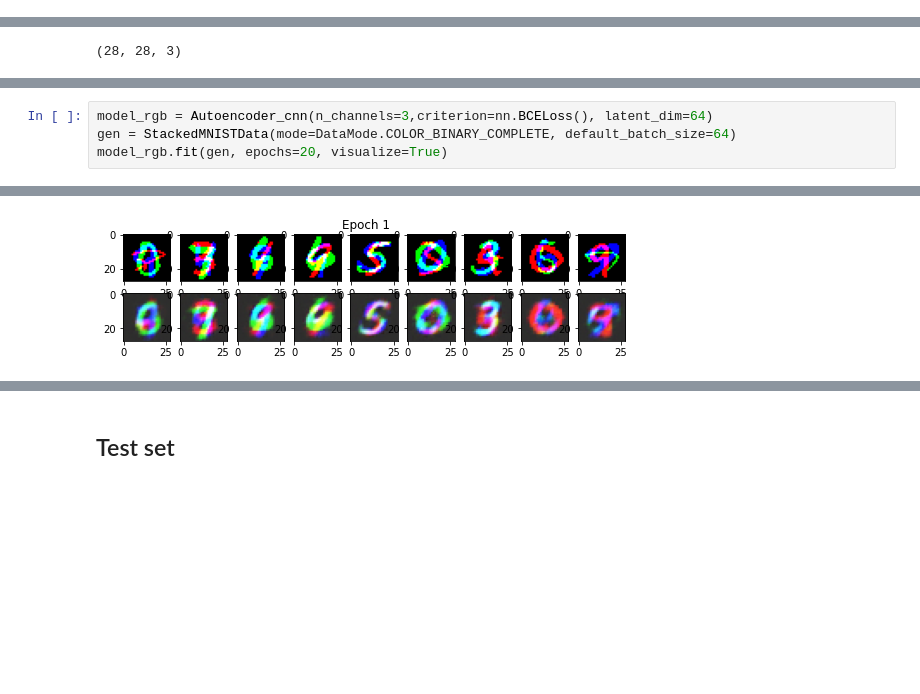
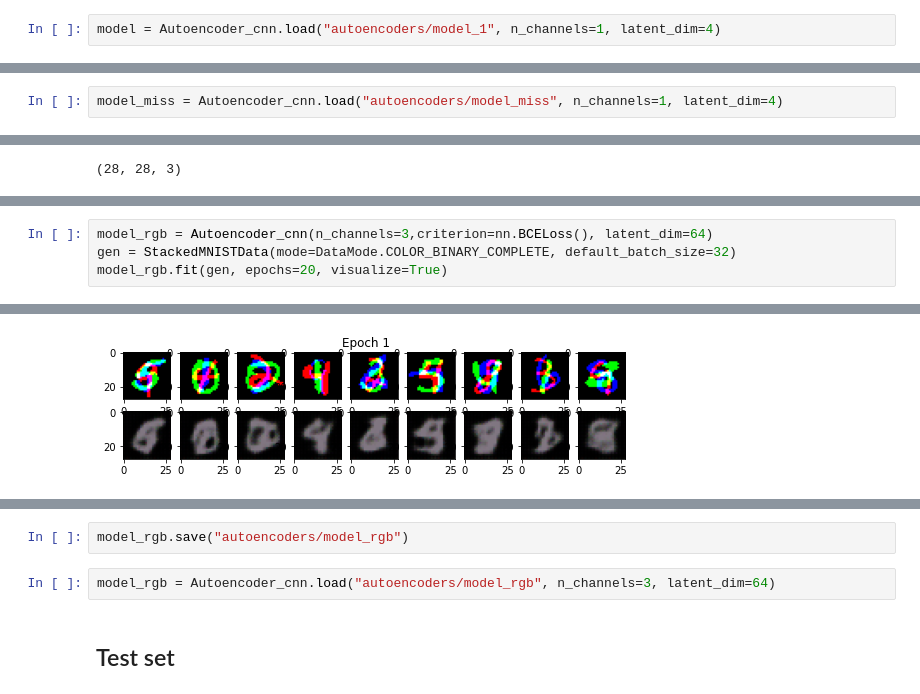
Before and after one commit to KatjaSi/deep_generative_models, a Jupyter notebook: demo.ipynb, the cells around one changed output, grey strips where cells are left out. Cells and saved outputs as stored; diff of their text form; blank space fills up the shorter version.

Commit message:
pretrained models

```diff
--- a/demo.ipynb
+++ b/demo.ipynb
@@ -52,3 +55,5 @@ Epoch:40, Loss:0.1394
+# %%
+model = Autoencoder_cnn.load("autoencoders/model_1", n_channels=1, latent_dim=4)
 # %% [markdown]
 ## Test set
 # %%
@@ -142,3 +163,5 @@ model_miss.fit(gen_miss, epochs=16, visualize=True)
+# %%
+model_miss = Autoencoder_cnn.load("autoencoders/model_miss", n_channels=1, latent_dim=4)
 # %%
 test_set = gen_miss.get_full_data_set(training = False)
 test_img, test_cls = test_set
@@ -178,5 +203,5 @@ plt.imshow(train_img[2].astype(np.float))
 # %%
 model_rgb = Autoencoder_cnn(n_channels=3,criterion=nn.BCELoss(), latent_dim=64)
-gen = StackedMNISTData(mode=DataMode.COLOR_BINARY_COMPLETE, default_batch_size=64)
+gen = StackedMNISTData(mode=DataMode.COLOR_BINARY_COMPLETE, default_batch_size=32)
 model_rgb.fit(gen, epochs=20, visualize=True)
 # %% [output]
@@ -203 +228 @@ Epoch:20, Loss:0.0824
-[figure, old version]
+[figure, new version]
@@ -213,3 +238,7 @@ Epoch:20, Loss:0.0824
+# %%
+model_rgb.save("autoencoders/model_rgb")
+# %%
+model_rgb = Autoencoder_cnn.load("autoencoders/model_rgb", n_channels=3, latent_dim=64)
 # %% [markdown]
 ## Test set
 # %%
```
Also changed, not shown: parts of 39 cells of this notebook, 9 other files.
